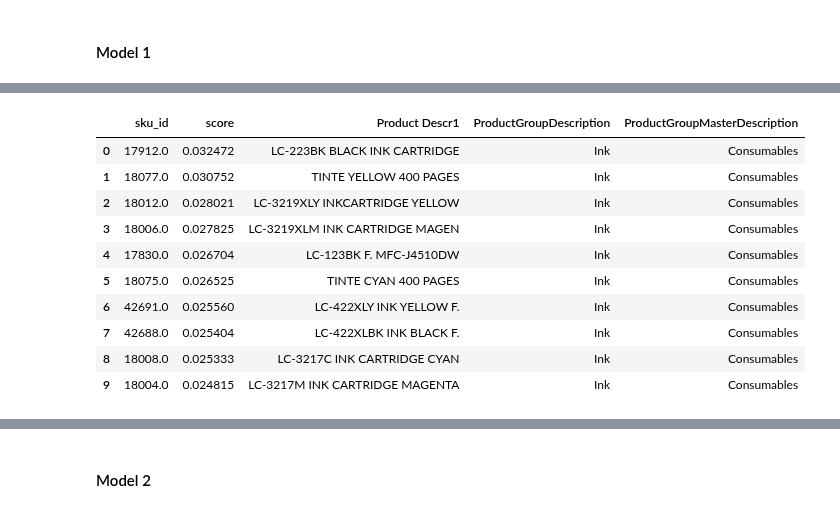
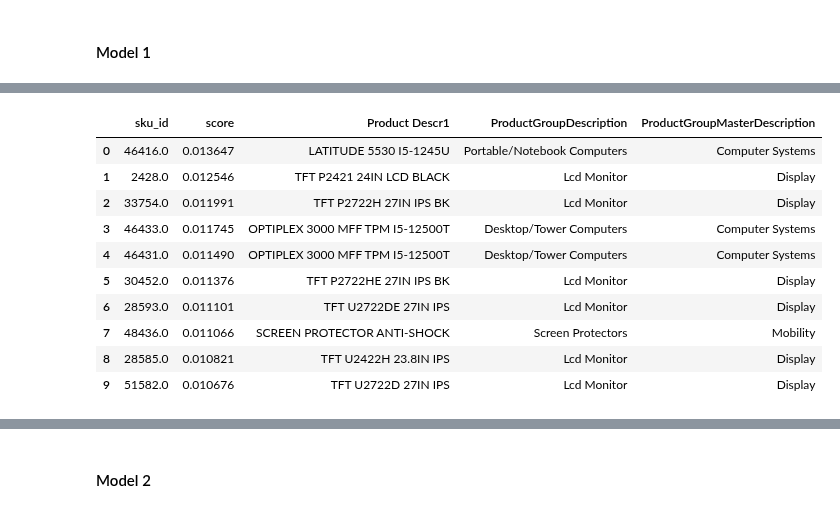
Before and after one commit to vincm1/RecSys_Implicit, a Jupyter notebook: Alternating_Least_Squares_(ALS).ipynb, the cells around one changed output, grey strips where cells are left out. Cells and saved outputs as stored; diff of their text form; code cells hidden in the pictures.

```diff
--- a/Alternating_Least_Squares_(ALS).ipynb
+++ b/Alternating_Least_Squares_(ALS).ipynb
@@ -205,7 +196,7 @@ from sklearn.model_selection import ParameterGrid
 param_grid = {
     'factors': [100, 150, 200],
     'iterations':[10, 15, 20],
-    'alpha': [20, 30, 40],
+    'alpha': [5, 10, 20, 40],
     'regularization': [0.01, 0.1]
 }
 
@@ -236,15 +227,4 @@ Best AUC: 0.5875023428285527
 # %%
-from IPython.utils.sysinfo import num_cpus
-from sklearn.model_selection import ParameterGrid
-
-# Grid of hyperparameters to search
-param_grid = {
-    'factors': [100, 150, 200],
-    'iterations':[10, 15, 20],
-    'alpha': [20, 30, 40],
-    'regularization': [0.01, 0.1]
-}
-
 best_auc_2 = -np.inf
 best_params_2 = {}
 
@@ -256,14 +236,14 @@ for params in ParameterGrid(param_grid):
                     regularization=params['regularization'])
     model_2.fit(csr_freq_matrix_train, show_progress=False)
 
-    auc10 = AUC_at_k(model_2, csr_freq_matrix_train, csr_freq_matrix_test,
+    auc10_2 = AUC_at_k(model_2, csr_freq_matrix_train, csr_freq_matrix_test,
                     K=10, num_threads=10, show_progress=False)
 
-    if auc10 > best_auc:
-        best_auc = auc10
-        best_params = params
+    if auc10_2 > best_auc_2:
+        best_auc_2 = auc10_2
+        best_params_2 = params
 
 # Print the best parameters and AUC
-print("Best parameters:", best_params)
-print("Best AUC:", best_auc)
+print("Best parameters:", best_params_2)
+print("Best AUC:", best_auc_2)
 # %% [output]
@@ -294,5 +274,12 @@ AUC@10: 0.5733646566446018; Prec@10: 0.14685169842584922; Map@10: 0.075927172512
 # %% [markdown]
 ## Recommending with ALS
+# %%
+# add column that represent sku count
+def sku_count_2(df_pl):
+
+  df_pl['sku_count'] = df_pl.groupby('bcn_id')['sku_id'].transform('nunique')
+
+  return df_pl
 # %%
-df_2
+df_2 = sku_count_2(df_2)
 # %% [output]
@@ -404,6 +355,8 @@ ids, scores
 rec_tab = pd.DataFrame(data=[ids[0],scores[0]])
 rec_tab = rec_tab.T.rename(columns={0:"sku_id", 1:"score", 2:"sku_id", 3:"score"})
 rec_tab = rec_tab.merge(sku_list, on="sku_id", how="left")
+rec_tab.to_csv(f'{user_id}_ALS_QTY_REC.csv')
+files.download(f'{user_id}_ALS_QTY_REC.csv')
 rec_tab
 # rec_tab.sort_values(by="conf", ascending=False)
 # %% [output]
@@ -410,14 +365,14 @@ rec_tab
 |  | sku_id | score | Product Descr1 | ProductGroupDescription | ProductGroupMasterDescription |
-| 0 | 17912.0 | 0.032472 | LC-223BK BLACK INK CARTRIDGE | Ink | Consumables |
-| 1 | 18077.0 | 0.030752 | TINTE YELLOW 400 PAGES | Ink | Consumables |
-| 2 | 18012.0 | 0.028021 | LC-3219XLY INKCARTRIDGE YELLOW | Ink | Consumables |
-| 3 | 18006.0 | 0.027825 | LC-3219XLM INK CARTRIDGE MAGEN | Ink | Consumables |
-| 4 | 17830.0 | 0.026704 | LC-123BK F. MFC-J4510DW | Ink | Consumables |
-| 5 | 18075.0 | 0.026525 | TINTE CYAN 400 PAGES | Ink | Consumables |
-| 6 | 42691.0 | 0.025560 | LC-422XLY INK YELLOW F. | Ink | Consumables |
-| 7 | 42688.0 | 0.025404 | LC-422XLBK INK BLACK F. | Ink | Consumables |
-| 8 | 18008.0 | 0.025333 | LC-3217C INK CARTRIDGE CYAN | Ink | Consumables |
-| 9 | 18004.0 | 0.024815 | LC-3217M INK CARTRIDGE MAGENTA | Ink | Consumables |
+| 0 | 46416.0 | 0.013647 | LATITUDE 5530 I5-1245U | Portable/Notebook Computers | Computer Systems |
+| 1 | 2428.0 | 0.012546 | TFT P2421 24IN LCD BLACK | Lcd Monitor | Display |
+| 2 | 33754.0 | 0.011991 | TFT P2722H 27IN IPS BK | Lcd Monitor | Display |
+| 3 | 46433.0 | 0.011745 | OPTIPLEX 3000 MFF TPM I5-12500T | Desktop/Tower Computers | Computer Systems |
+| 4 | 46431.0 | 0.011490 | OPTIPLEX 3000 MFF TPM I5-12500T | Desktop/Tower Computers | Computer Systems |
+| 5 | 30452.0 | 0.011376 | TFT P2722HE 27IN IPS BK | Lcd Monitor | Display |
+| 6 | 28593.0 | 0.011101 | TFT U2722DE 27IN IPS | Lcd Monitor | Display |
+| 7 | 48436.0 | 0.011066 | SCREEN PROTECTOR ANTI-SHOCK | Screen Protectors | Mobility |
+| 8 | 28585.0 | 0.010821 | TFT U2422H 23.8IN IPS | Lcd Monitor | Display |
+| 9 | 51582.0 | 0.010676 | TFT U2722D 27IN IPS | Lcd Monitor | Display |
 # %%
 # Now you can call the recommend function
 userid = [user_id_2]
```
Also changed, not shown: parts of 20 cells of this notebook.
